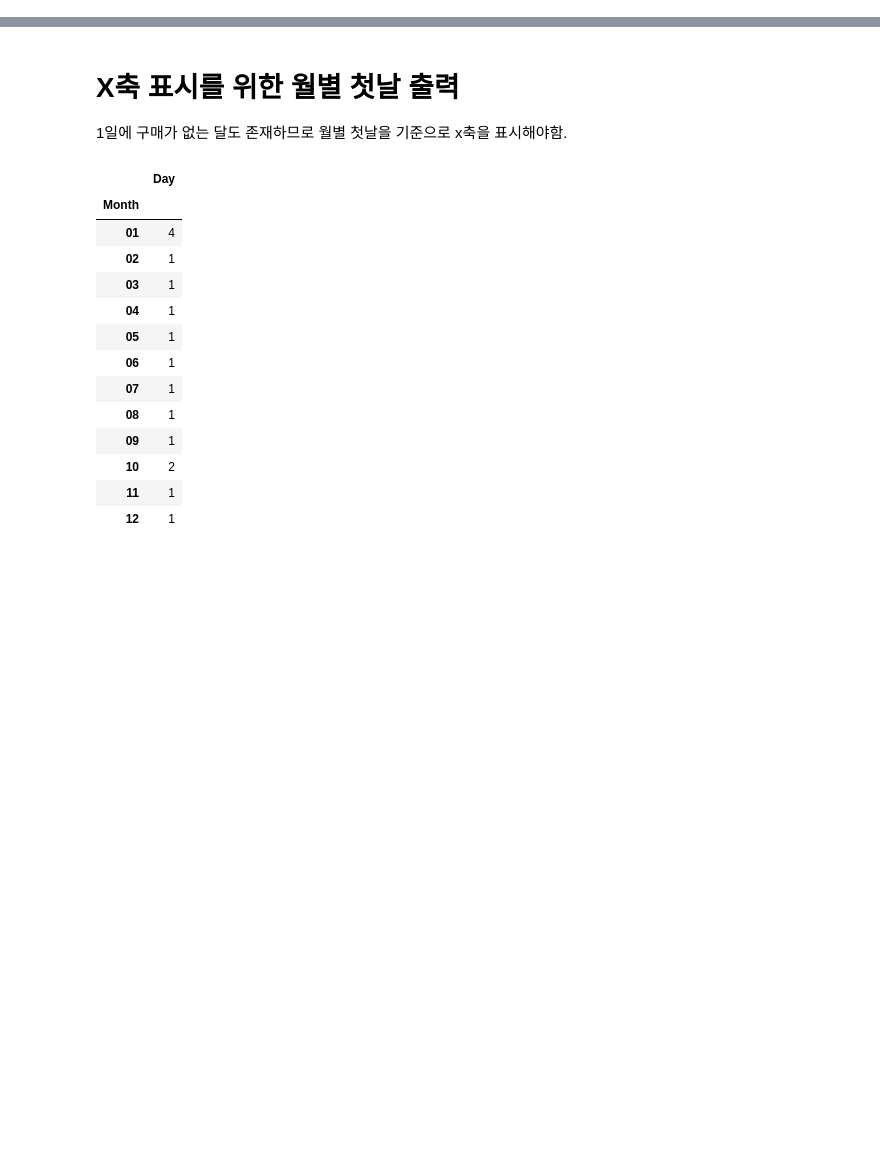
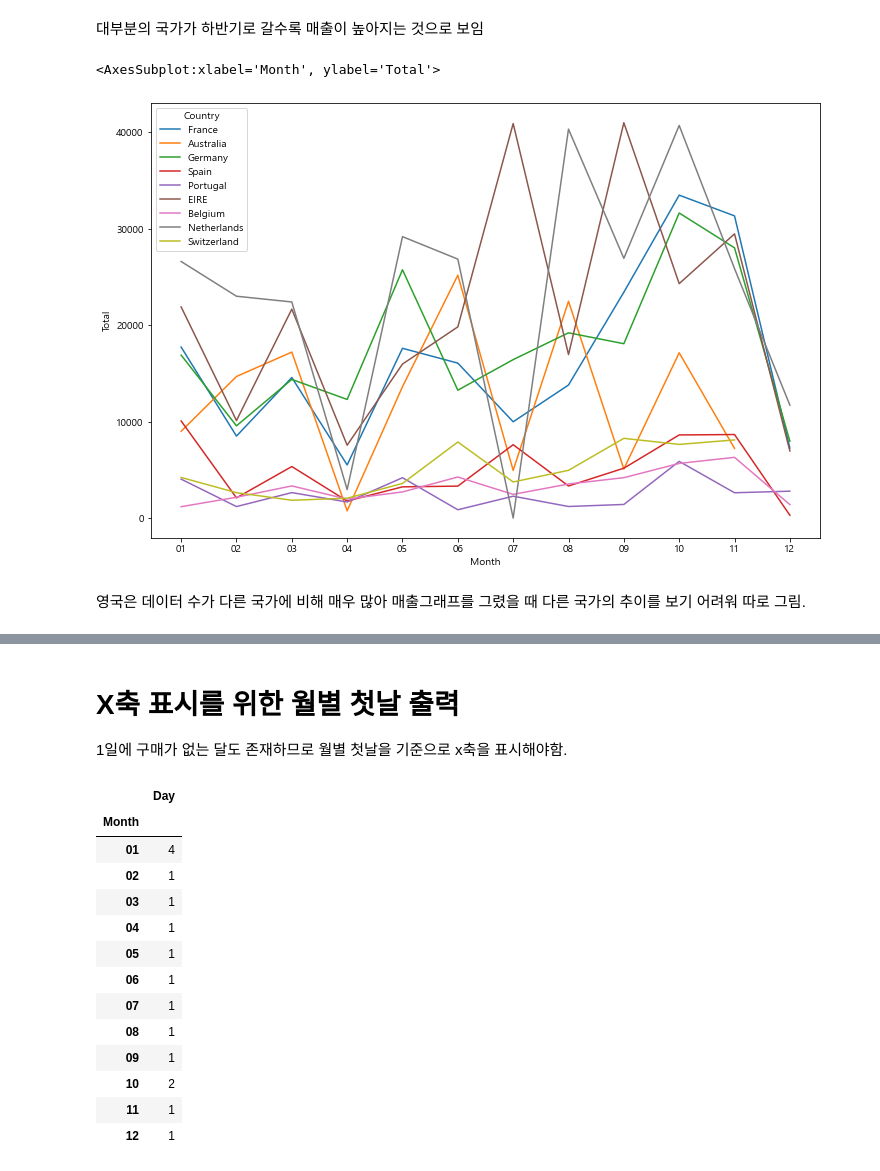
Before and after one commit to JungHunL22/Customer_Analysis_PLT, a Jupyter notebook: code/국가별 비교 시각화.ipynb, the cells around one changed output, grey strips where cells are left out. Drawn from its saved outputs; the diff is of its cells as text; code cells hidden in the pictures; blank space fills up the shorter version.

```diff
--- a/code/국가별 비교 시각화.ipynb
+++ b/code/국가별 비교 시각화.ipynb
@@ -11,3 +7,0 @@ cs=db.cursor()
-# %%
-sql='''select * from plt.sales'''
-cs.execute(sql)
@@ -62,0 +29,17 @@ else:
+# %%
+def SQL_load(sql):
+    # db접속
+    db=pymysql.connect(host='localhost',port=3306,user='root',
+                   passwd='661400',db='plt',charset='utf8',
+                  cursorclass=pymysql.cursors.DictCursor)
+
+    cs=db.cursor()
+
+    cs.execute(sql)
+
+    res=cs.fetchall()
+
+    df=pd.DataFrame(res)
+
+    db.close()
+    return df
@@ -62,0 +48,5 @@ else:
+# %%
+revenue='''select Country,date_format(InvoiceDate,'%m') Month,sum(quantity*unitprice) Total from plt.retail_on_top10 group by 1,2'''
+# %%
+month_t=SQL_load(revenue)
+month_t
@@ -62,0 +67,10 @@ else:
+# %% [markdown]
+대부분의 국가가 하반기로 갈수록 매출이 높아지는 것으로 보임
+# %%
+plt.figure(figsize=(12,8))
+sns.lineplot(x='Month',y='Total',data=month_t[month_t['Country']!='United Kingdom'],hue='Country')
+# %% [output]
+<AxesSubplot:xlabel='Month', ylabel='Total'>
+[figure, added]
+# %% [markdown]
+영국은 데이터 수가 다른 국가에 비해 매우 많아 매출그래프를 그렸을 때 다른 국가의 추이를 보기 어려워 따로 그림.
```
Also changed, not shown: parts of 70 cells of this notebook, 1 other file.
